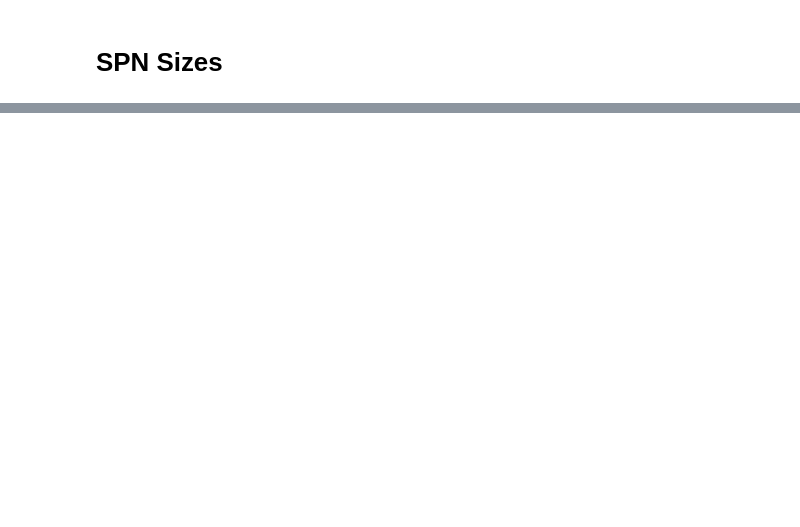
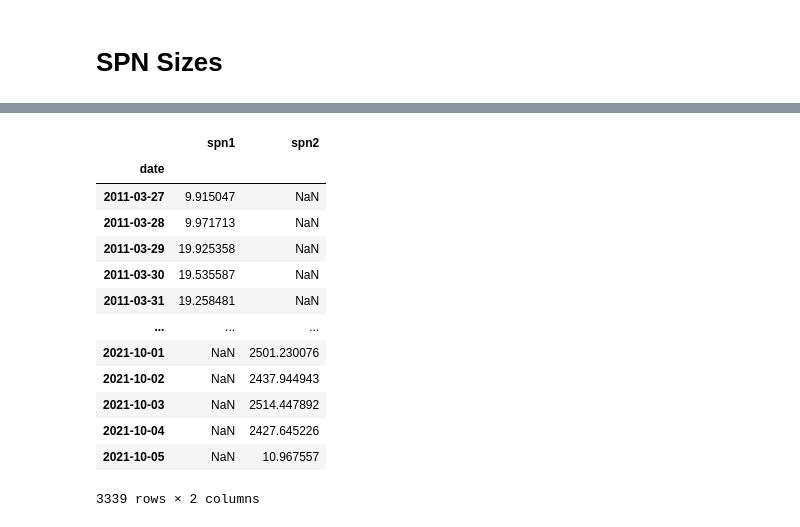
Before and after one commit to edsu/spn-size, a Jupyter notebook: Notebook.ipynb, the cells around one changed output, grey strips where cells are left out. Drawn from its saved outputs; the diff is of its cells as text; code cells hidden in the pictures; blank space fills up the shorter version.

```diff
--- a/Notebook.ipynb
+++ b/Notebook.ipynb
@@ -28,0 +53,18 @@ px.line(y=df.gb, x=df.date, labels={'x': 'Time', 'y': 'GB/day'}, title='SPN2 Dai
+# %%
+spn = pandas.DataFrame({"spn1": spn1.gb, "spn2": spn2.gb})
+spn
+# %% [output]
+|  | spn1 | spn2 |
+| date |  |  |
+| 2011-03-27 | 9.915047 | NaN |
+| 2011-03-28 | 9.971713 | NaN |
+| 2011-03-29 | 19.925358 | NaN |
+| 2011-03-30 | 19.535587 | NaN |
+| 2011-03-31 | 19.258481 | NaN |
+| ... | ... | ... |
+| 2021-10-01 | NaN | 2501.230076 |
+| 2021-10-02 | NaN | 2437.944943 |
+| 2021-10-03 | NaN | 2514.447892 |
+| 2021-10-04 | NaN | 2427.645226 |
+| 2021-10-05 | NaN | 10.967557 |
+3339 rows × 2 columns
```
Also changed, not shown: parts of 7 cells of this notebook.
